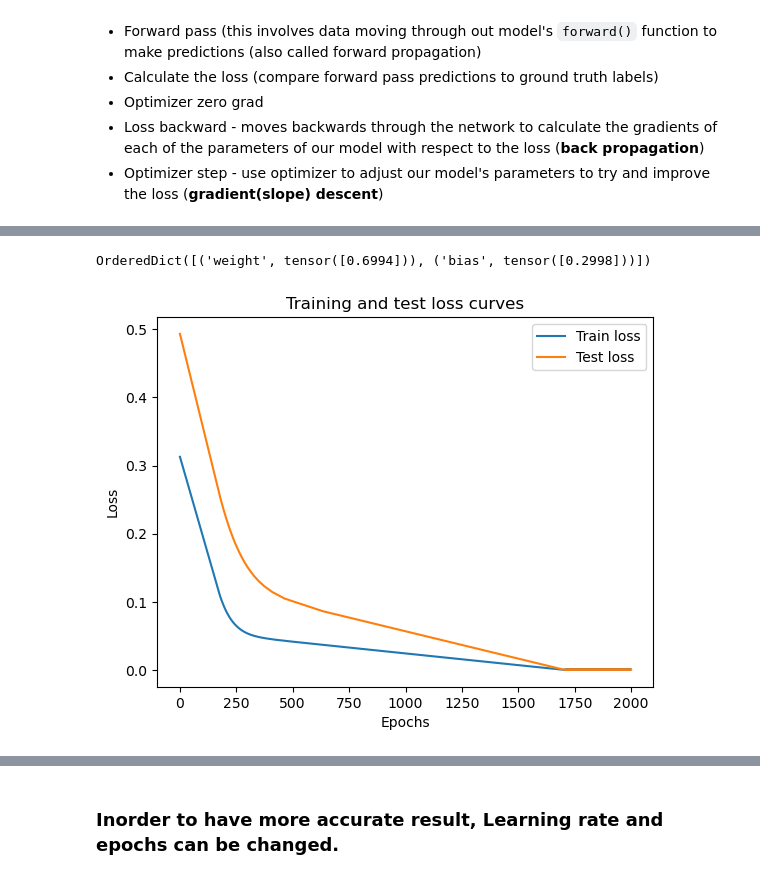
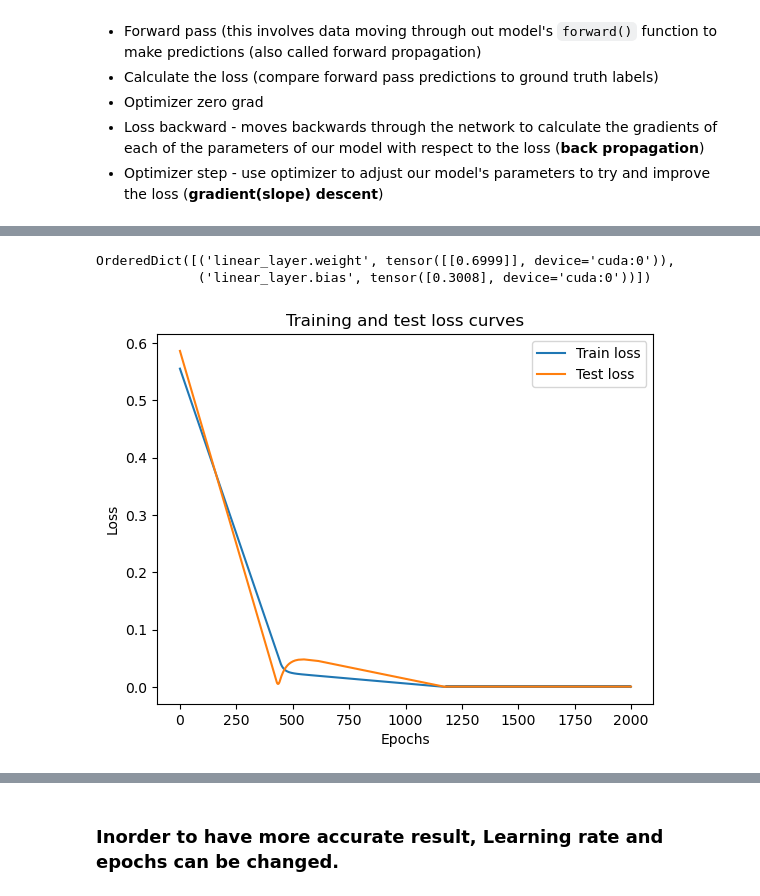
Before and after one commit to aayush2058/pytorch_fundamentals, a Jupyter notebook: learning_Neural_Net.ipynb, the cells around one changed output, grey strips where cells are left out. Cells and saved outputs as stored; diff of their text form; code cells hidden in the pictures.

Commit message:
basic neural network workflow with GPU/CPU device usage switch

```diff
--- a/learning_Neural_Net.ipynb
+++ b/learning_Neural_Net.ipynb
@@ -67,8 +67,8 @@ X[:10], y[:10]
 
 train_split = int(80 * len(X) / 100)
 
-X_train, y_train = X[:train_split], y[:train_split]
-X_test, y_test = X[train_split:], y[train_split:]
+X_train, y_train = X[:train_split].to('cuda'), y[:train_split].to('cuda')
+X_test, y_test = X[train_split:].to('cuda'), y[train_split:].to('cuda')
 # %% [markdown]
 #### Visualizing
 # %%
@@ -107,3 +109,15 @@ class LinearRegressionModel(nn.Module):
+# %%
+class LinearRegressionModel(nn.Module):
+    def __init__(self):
+        super().__init__()
+
+        # defining a layer (layers are much common in deep learning)
+        self.linear_layer = nn.Linear(in_features = 1,
+                                     out_features = 1)
+
+        # forward() defines the computation in the model
+    def forward(self, x: torch.Tensor) -> torch.Tensor: # x should be tensor which returns tensor
+        return self.linear_layer(x)
 # %% [markdown]
 ### Pytorch model building essentials
 
@@ -260,17 +278,18 @@ Loss : 0.0007075972971506417
 # %%
 model_0.state_dict()
 # %% [output]
-OrderedDict([('weight', tensor([0.6994])), ('bias', tensor([0.2998]))])
+OrderedDict([('linear_layer.weight', tensor([[0.6999]], device='cuda:0')),
+             ('linear_layer.bias', tensor([0.3008], device='cuda:0'))])
 # %%
 plt.plot(epoch_count, np.array(torch.tensor(train_loss).cpu().numpy()), label = "Train loss")
-plt.plot(epoch_count, test_loss_values, label = "Test loss")
+plt.plot(epoch_count, torch.tensor(test_loss_values).cpu(), label = "Test loss")
 plt.title("Training and test loss curves")
 plt.ylabel("Loss")
 plt.xlabel("Epochs")
 plt.legend()
 plt.show()
 # %% [output]
-[figure, old version]
+[figure, new version]
 # %%
 plot_predictions(y_preds)
 # %% [output]
```
Also changed, not shown: parts of 12 cells of this notebook.
